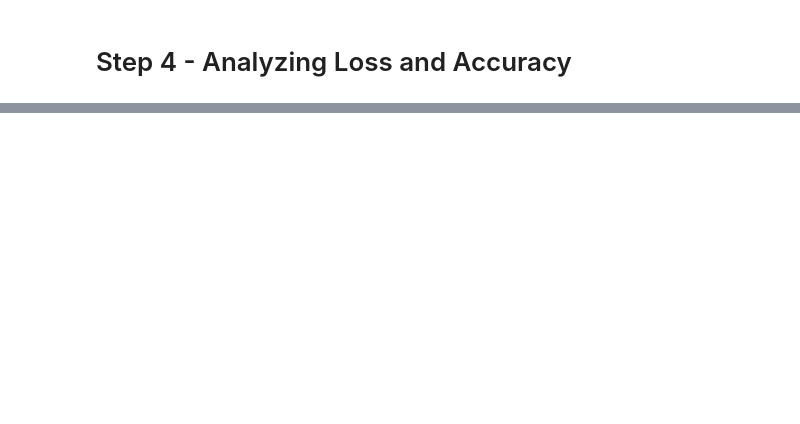
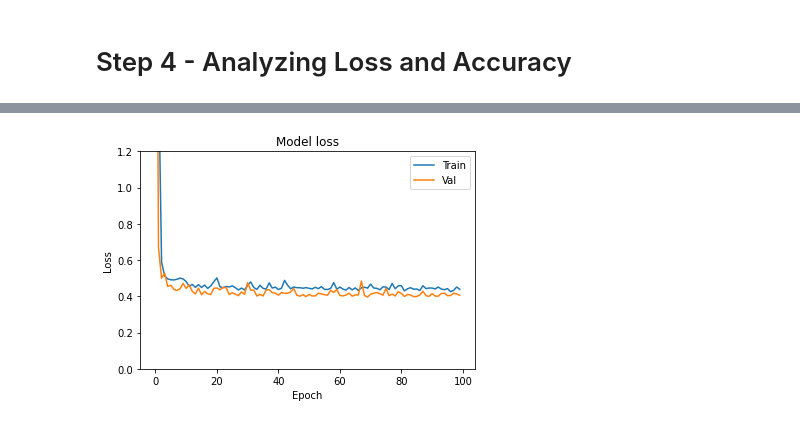
Before and after one commit to Mark-Barbaric/Neural_Networks, a Jupyter notebook: Predicting_House_Data/PredictingHousePrices.ipynb, the cells around one changed output, grey strips where cells are left out. Cells and saved outputs as stored; diff of their text form; code cells hidden in the pictures; blank space fills up the shorter version.

Commit message:
Added the final model which demonstrates how to resolve over-fitting using L2-Regularization and Drop-Outs, and refactored the code to TF-2. Updated the README file for the repository.

```diff
--- a/Predicting_House_Data/PredictingHousePrices.ipynb
+++ b/Predicting_House_Data/PredictingHousePrices.ipynb
@@ -216,0 +238,19 @@ plt.show()
+# %%
+model_3 = tf.keras.Sequential([
+    tf.keras.layers.Dense(1000, activation='relu', kernel_regularizer=regularizers.l2(0.01), input_shape=(10,)),
+    tf.keras.layers.Dropout(0.3),
+    tf.keras.layers.Dense(1000, activation='relu', kernel_regularizer=regularizers.l2(0.01)),
+    tf.keras.layers.Dropout(0.3),
+    tf.keras.layers.Dense(1000, activation='relu', kernel_regularizer=regularizers.l2(0.01)),
+    tf.keras.layers.Dropout(0.3),
+    tf.keras.layers.Dense(1000, activation='relu', kernel_regularizer=regularizers.l2(0.01)),
+    tf.keras.layers.Dropout(0.3),
+    tf.keras.layers.Dense(1, activation='sigmoid', kernel_regularizer=regularizers.l2(0.01)),
+])
+# %%
+model_3.compile(optimizer = 'adam',
+                loss = 'binary_crossentropy',
+                metrics = ['accuracy'])
+hist_3 = model_3.fit(x_train, y_train,
+                     batch_size=32, epochs=100,
+                     validation_data=(x_val, y_val))
@@ -216,0 +275,12 @@ plt.show()
+# %%
+
+plt.plot(hist_3.history['loss'])
+plt.plot(hist_3.history['val_loss'])
+plt.title('Model loss')
+plt.ylabel('Loss')
+plt.xlabel('Epoch')
+plt.legend(['Train', 'Val'], loc = 'upper right')
+plt.ylim(top = 1.2, bottom = 0)
+plt.show()
+# %% [output]
+[figure, added]
```
Also changed, not shown: parts of 15 cells of this notebook, 1 other file.
